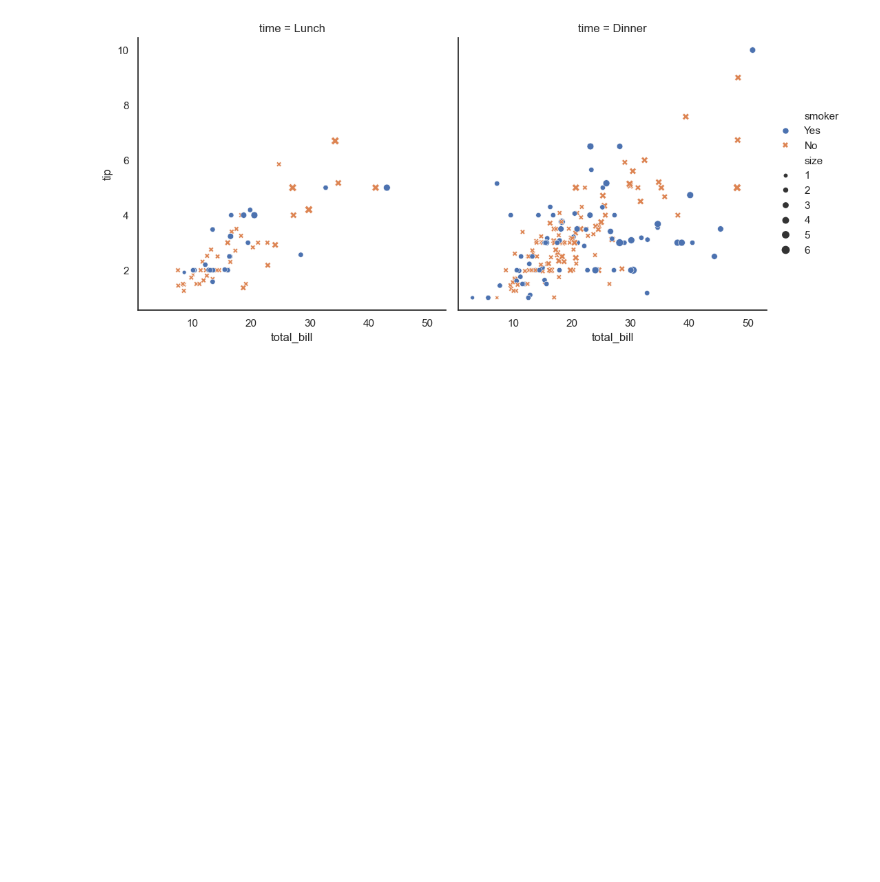
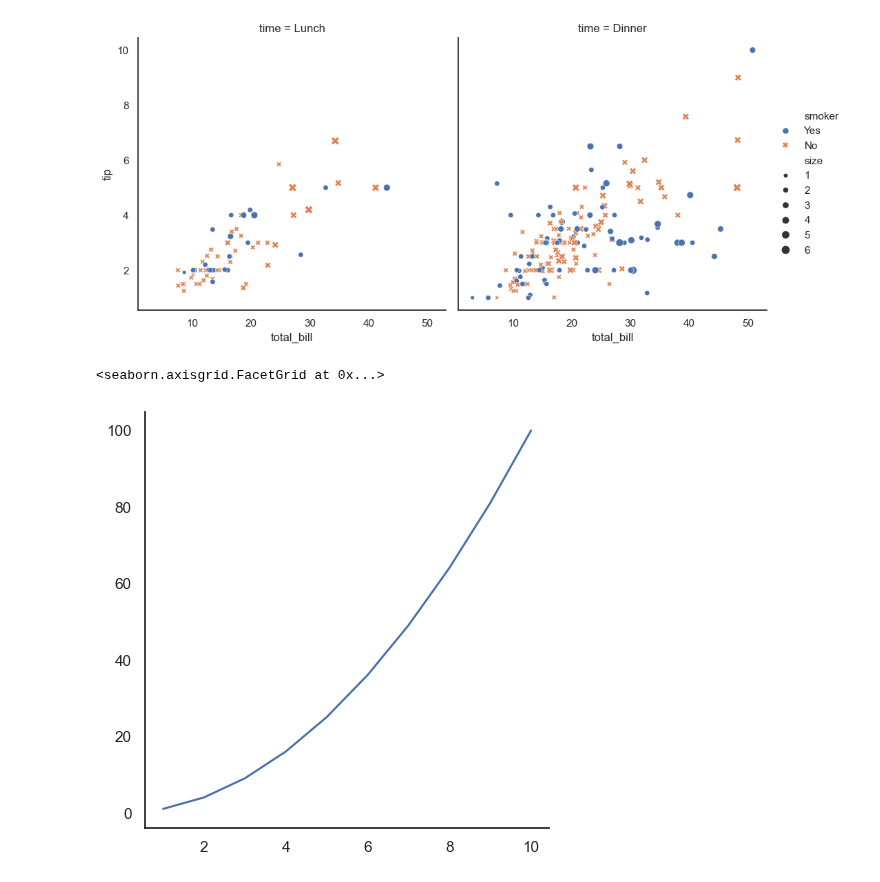
Before and after one commit to PritishMandal/AI-ML-Learning, a Jupyter notebook: Data Visualization-2/Histogram/seaborn.ipynb, the cells around one changed output. Drawn from its saved outputs; the diff is of its cells as text; code cells hidden in the pictures; blank space fills up the shorter version.

Commit message:
plots with seaborn

```diff
--- a/Data Visualization-2/Histogram/seaborn.ipynb
+++ b/Data Visualization-2/Histogram/seaborn.ipynb
@@ -14,4 +20,21 @@ print(tips.head())
 # %%
+# Plot
+sns.set_theme(style="white")
+sns.relplot(
+    data=tips,
+    x="total_bill", y="tip", col="time",
+    hue="smoker", style="smoker", size="size",
+)
 # %% [output]
 <seaborn.axisgrid.FacetGrid at 0x...>
 [figure]
+# %%
+X = [1, 2, 3, 4, 5, 6, 7, 8, 9, 10]
+Y = [i**2 for i in X]
+
+sns.relplot(
+    x=X, y=Y, kind="line"
+)
+# %% [output]
+<seaborn.axisgrid.FacetGrid at 0x...>
+[figure, added]
```
Also changed, not shown: parts of 1 cell of this notebook.
